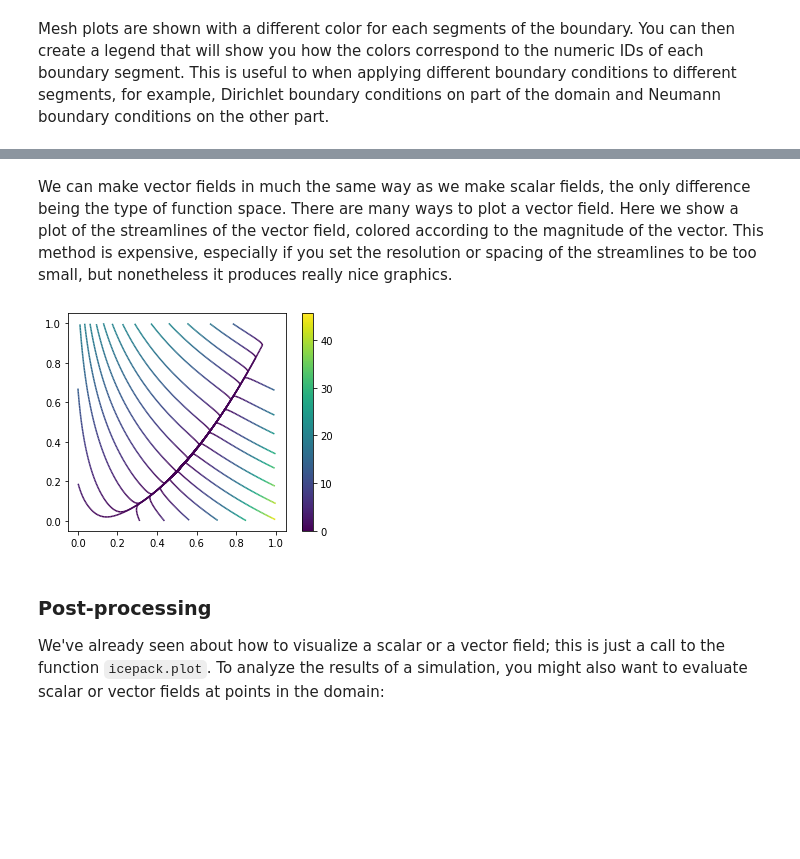
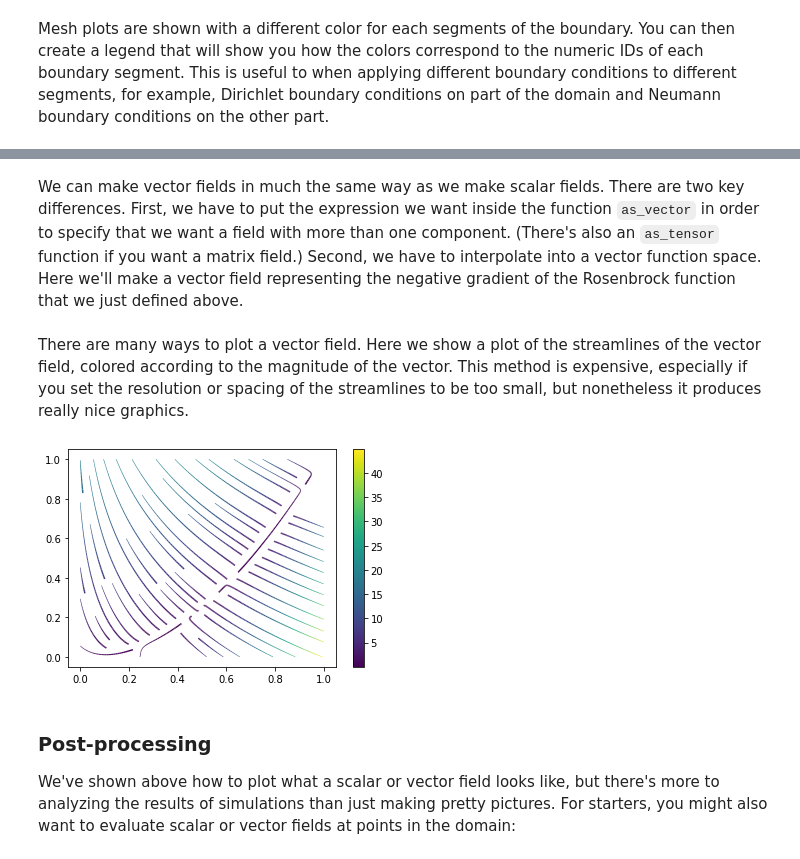
Before and after one commit to icepack/icepack.github.io, a Jupyter notebook: notebooks/tutorials/00-meshes-functions/index.ipynb, the cells around one changed output, grey strips where cells are left out. Cells and saved outputs as stored; diff of their text form; code cells hidden in the pictures; blank space fills up the shorter version.

```diff
--- a/notebooks/tutorials/00-meshes-functions/index.ipynb
+++ b/notebooks/tutorials/00-meshes-functions/index.ipynb
@@ -69,24 +78,35 @@ plt.show(fig)
+# %% [markdown]
+We can make vector fields in much the same way as we make scalar fields.
+There are two key differences.
+First, we have to put the expression we want inside the function `as_vector` in order to specify that we want a field with more than one component.
+(There's also an `as_tensor` function if you want a matrix field.)
+Second, we have to interpolate into a vector function space.
+Here we'll make a vector field representing the negative gradient of the Rosenbrock function that we just defined above.
+# %%
+from firedrake import as_vector
+expr = as_vector((
+    2 * (a - x) + 4 * b * x * (y - x**2),
+    -2 * b * (y - x**2)
+))
+
+V = firedrake.VectorFunctionSpace(mesh, family='CG', degree=2)
+v = firedrake.interpolate(expr, V)
 # %% [markdown]
-We can make vector fields in much the same way as we make scalar fields, the only difference being the type of function space.
 There are many ways to plot a vector field.
 Here we show a plot of the streamlines of the vector field, colored according to the magnitude of the vector.
 This method is expensive, especially if you set the resolution or spacing of the streamlines to be too small, but nonetheless it produces really nice graphics.
-# %%
-V = firedrake.VectorFunctionSpace(mesh, family='CG', degree=2)
-v = firedrake.interpolate(firedrake.grad(expr), V)
-
-fig, axes = icepack.plot.subplots()
-opts = {'precision': 1/128, 'density': 1/16, 'max_num_points': 128}
-streamlines = icepack.plot.streamplot(v, axes=axes, **opts)
-fig.colorbar(streamlines)
-plt.show(fig)
-# %% [output]
-[figure, removed]
+# %%
+fig, axes = plt.subplots()
+opts = {'resolution': 1 / 32, 'seed': 1}
+streamlines = firedrake.streamplot(v, axes=axes, **opts)
+fig.colorbar(streamlines);
+# %% [output]
+[figure, added]
 # %% [markdown]
 ### Post-processing
 
-We've already seen about how to visualize a scalar or a vector field; this is just a call to the function `icepack.plot`.
-To analyze the results of a simulation, you might also want to evaluate scalar or vector fields at points in the domain:
+We've shown above how to plot what a scalar or vector field looks like, but there's more to analyzing the results of simulations than just making pretty pictures.
+For starters, you might also want to evaluate scalar or vector fields at points in the domain:
 # %%
 z = (a, a**2)
 print(q(z))
```
Also changed, not shown: parts of 34 cells of this notebook, 49 other files.
